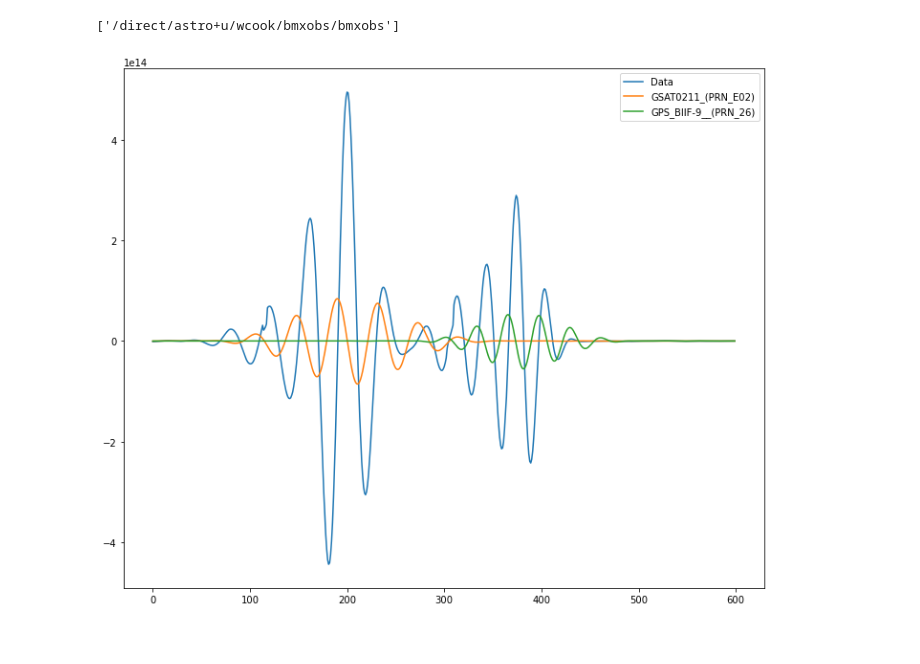
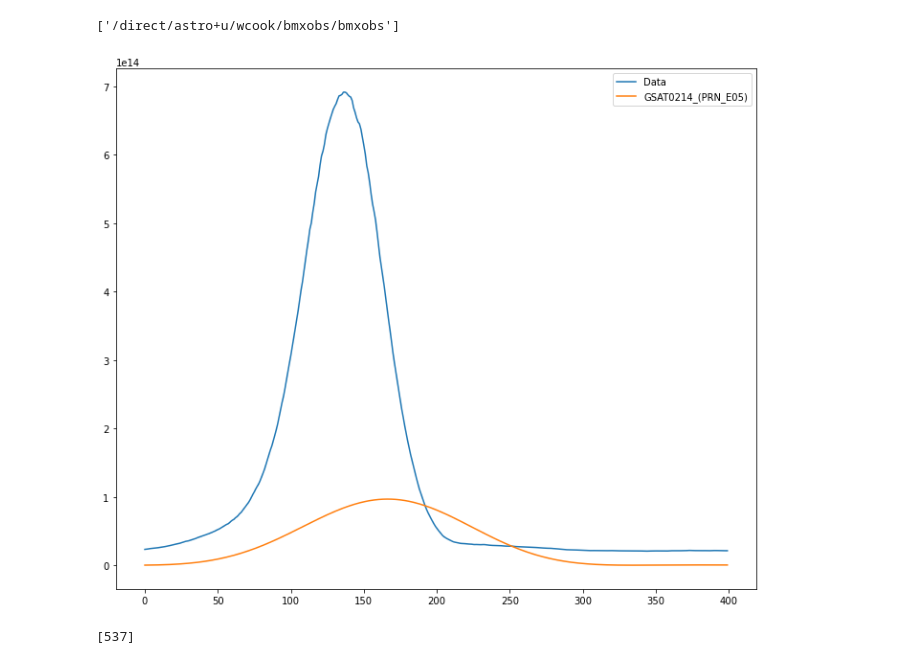
Before and after one commit to bmxdemo/bmxobs, a Jupyter notebook: towards1.ipynb, the cells around one changed output. Drawn from its saved outputs; the diff is of its cells as text; code cells hidden in the pictures.

Commit message:
multi-channel data fits

```diff
--- a/towards1.ipynb
+++ b/towards1.ipynb
@@ -15,22 +15,27 @@ bmxobs.__path__
 # %% [output]
 ['/direct/astro+u/wcook/bmxobs/bmxobs']
 # %%
-D=bmxobs.BMXSingleFreqObs("pas/210901_0000")
+D=bmxobs.BMXSingleFreqObs("pas/210904_2300")
 # %%
-cut = [600,1200]
+cut = [400,800]
+channel = 44
 
 plt.figure(figsize=(12,10))
-plt.plot(D[23][cut[0]:cut[1]].real,label='Data')
+plt.plot(D[channel][cut[0]:cut[1]].real,label='Data')
 
+tracks = {}
 for n,s in zip(D.sat_id,D.sat):
     if "COS" not in n:
         #dx= np.exp(-np.cos(s['alt'])**2/(2*0.05**2))
         track = np.array([np.cos(s['alt'])*np.cos(s['az']),np.cos(s['alt'])*np.sin(s['az'])]).T
-        dx = SingleFreqGeometry().point_source(23,1,track).real
+        tracks[n] = track
+        dx = SingleFreqGeometry().point_source(channel,1,track).real
         if max(dx[cut[0]:cut[1]])>0.2:
             plt.plot(dx[cut[0]:cut[1]]*1e14,label=n)
 
 plt.legend()
 plt.show()
+print(np.arange(cut[0],cut[1])[D[channel][cut[0]:cut[1]].real==max(D[channel][cut[0]:cut[1]].real)])
 # %% [output]
-[figure, old version]
+[figure, new version]
+[537]
```
Also changed, not shown: parts of 8 cells of this notebook, 1 other file.
